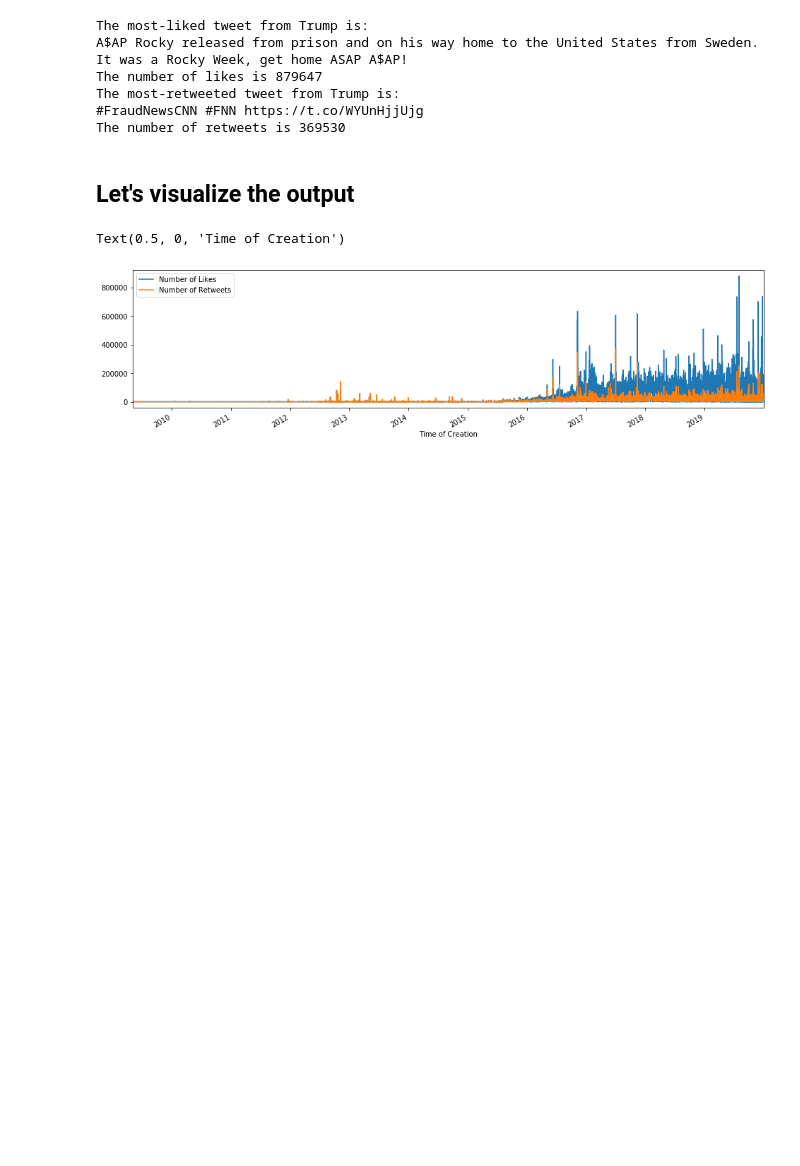
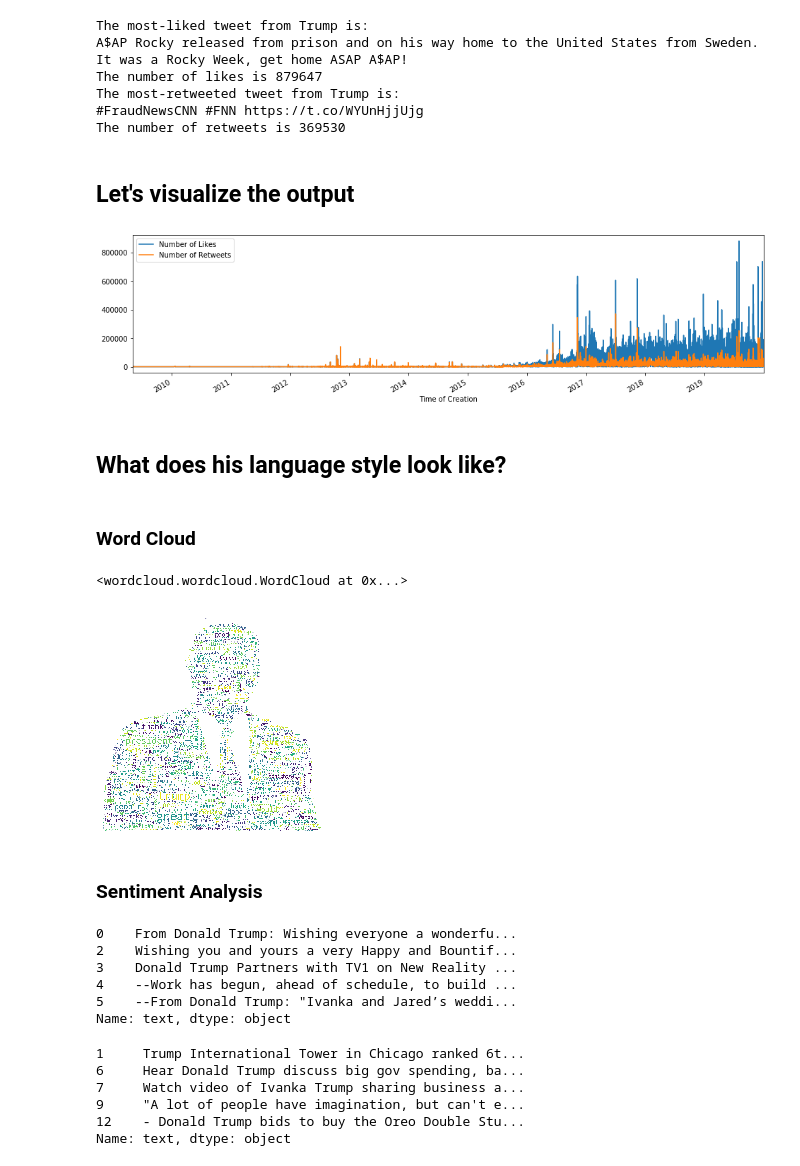
Before and after one commit to zwguo95/pols559, a Jupyter notebook: W1-Introduction/Example Project.ipynb, the cells around one changed output. Cells and saved outputs as stored; diff of their text form; code cells hidden in the pictures; blank space fills up the shorter version.

Commit message:
update the example project with sentiment analysis

```diff
--- a/W1-Introduction/Example Project.ipynb
+++ b/W1-Introduction/Example Project.ipynb
@@ -145,9 +153,42 @@ The number of retweets is 369530
 time_like = pd.Series(data=df['favorite_count'].values, index=df['created_at'])
 time_retweet = pd.Series(data=df['retweet_count'].values, index=df['created_at'])
 # %%
-# Likes vs retweets visualization:
-time_like.plot(figsize=(16,4), label="Number of Likes", legend=True, x = "cre")
-time_retweet.plot(figsize=(16,4), label="Number of Retweets", legend=True, x = "cre").set_xlabel("Time of Creation")
+# %matplotlib inline will make your plot outputs appear and be stored within the notebook
+%matplotlib inline
+time_like.plot(figsize=(16,4), label="Number of Likes", legend=True)
+time_retweet.plot(figsize=(16,4), label="Number of Retweets", legend=True).set_xlabel("Time of Creation");
 # %% [output]
-Text(0.5, 0, 'Time of Creation')
 [figure]
+# %% [markdown]
+## What does his language style look like?
+# %% [markdown]
+### Word Cloud
+# %%
+from wordcloud import WordCloud
+from matplotlib.pyplot import imread
+import matplotlib.pyplot as pt
+
+import os
+os.chdir("D:/PhD_Journey/Y2/2020_Spring/pols559") # make sure to save the image under the folder "img" of your directory
+# we will delete the retweets for analysis
+df_own = df[~df.is_retweet].copy() # we use .copy() because we don't want to change the initial data frame
+tokens_own = complete_tokens(tokenize_tweets(df_own[df_own.created_at == '2019'])) # to run it faster, let's take a look at one year for now
+
+# we can do something fancier by adding a background picture (https://publicdomainpictures.net/en/index.php)
+pic = imread('img/trump.jpg')
+wc = WordCloud(background_color="white",
+               stopwords=stop,
+               mask=pic,
+               scale=3,
+               max_words=2000,
+               max_font_size=100,
+               random_state=40).generate_from_frequencies(FreqDist(tokens_own))
+pt.imshow(wc)
+pt.axis("off")
+wc.to_file('img/trump_=wordcloud.jpg')
+# it looks like he uses pretty simple language and the words he often uses include "great", "thank", "people","america"...
+# %% [output]
+<wordcloud.wordcloud.WordCloud at 0x...>
+[figure, added]
+# %% [markdown]
+### Sentiment Analysis
@@ -153,0 +226,19 @@ Text(0.5, 0, 'Time of Creation')
+# %%
+# let's take a closer look at each type of tweets
+p_tweets.text[0:5]
+# %% [output]
+0    From Donald Trump: Wishing everyone a wonderfu...
+2    Wishing you and yours a very Happy and Bountif...
+3    Donald Trump Partners with TV1 on New Reality ...
+4    --Work has begun, ahead of schedule, to build ...
+5    --From Donald Trump: "Ivanka and Jared’s weddi...
+Name: text, dtype: object
+# %%
+neu_tweets.text[0:5]
+# %% [output]
+1     Trump International Tower in Chicago ranked 6t...
+6     Hear Donald Trump discuss big gov spending, ba...
+7     Watch video of Ivanka Trump sharing business a...
+9     "A lot of people have imagination, but can't e...
+12    - Donald Trump bids to buy the Oreo Double Stu...
+Name: text, dtype: object
```
Also changed, not shown: parts of 13 cells of this notebook, 3 other files.
